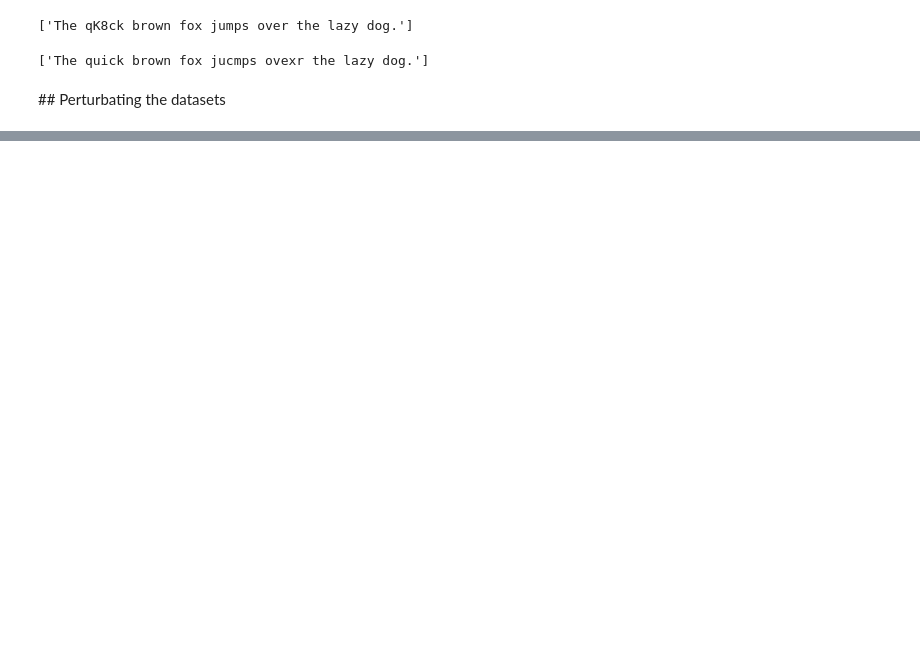
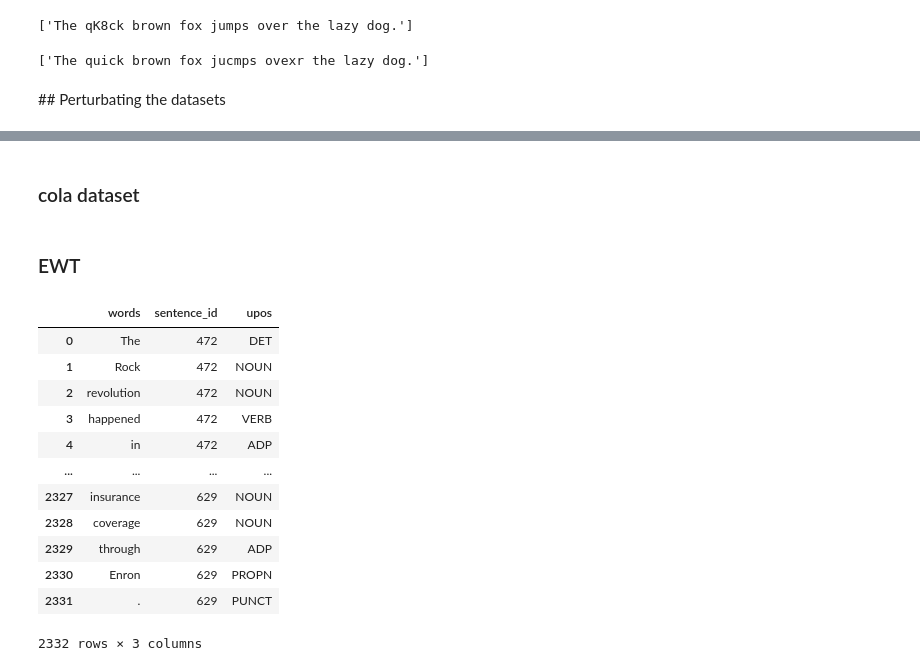
Before and after one commit to rrossierba/digital-transformation-computer-security, a Jupyter notebook: probe_t5.ipynb, the cells around one changed output, grey strips where cells are left out. Cells and saved outputs as stored; diff of their text form; code cells hidden in the pictures; blank space fills up the shorter version.

```diff
--- a/probe_t5.ipynb
+++ b/probe_t5.ipynb
@@ -446,7 +446,8 @@ Size of EWT token dataset: 204577
 this is a huge dimension dataset, we want to keep things fair with other datasets, that's why we will keep just 600 sentences
 # %%
 number_of_senteces = 630
-token_ewt_df = convert_ewt_to_token(ewt_df.sample(frac=1, random_state=42).reset_index(drop=True)[:number_of_senteces])
+ewt_df = ewt_df.sample(frac=1, random_state=42).reset_index(drop=True)[:number_of_senteces]
+token_ewt_df = convert_ewt_to_token(ewt_df)
 token_ewt_df
 # %% [output]
 |  | words | sentence_id | upos |
@@ -1538,0 +1570,2 @@ tf_df_perturbated
+# %% [markdown]
+### cola dataset
@@ -1538,0 +1584,20 @@ tf_df_perturbated
+# %% [markdown]
+### EWT
+# %%
+test_ewt = split_train_test(ewt_df, TRAIN_SPLIT)[1]
+test_ewt = convert_ewt_to_token(test_ewt)
+test_ewt
+# %% [output]
+|  | words | sentence_id | upos |
+| 0 | The | 472 | DET |
+| 1 | Rock | 472 | NOUN |
+| 2 | revolution | 472 | NOUN |
+| 3 | happened | 472 | VERB |
+| 4 | in | 472 | ADP |
+| ... | ... | ... | ... |
+| 2327 | insurance | 629 | NOUN |
+| 2328 | coverage | 629 | NOUN |
+| 2329 | through | 629 | ADP |
+| 2330 | Enron | 629 | PROPN |
+| 2331 | . | 629 | PUNCT |
+2332 rows × 3 columns
```
Also changed, not shown: parts of 23 cells of this notebook.
